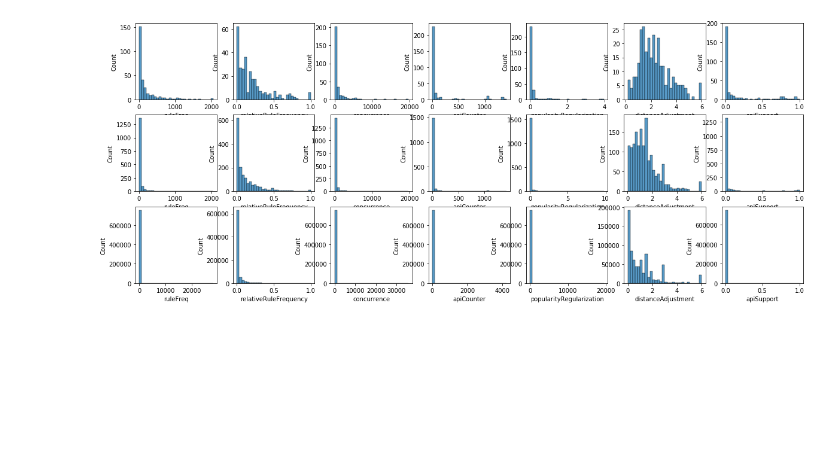
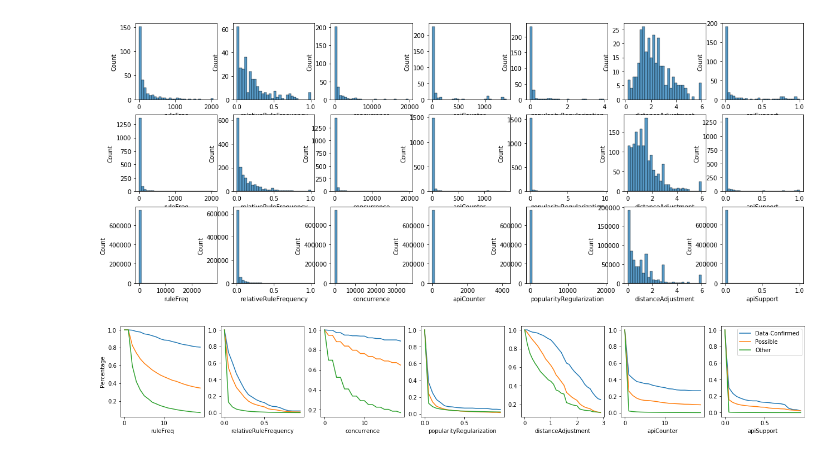
Before and after one commit to hehao98/MigrationHelper, a Jupyter notebook: evaluation/rq2_metrics_analysis.ipynb, the cells around one changed output. Cells and saved outputs as stored; diff of their text form; code cells hidden in the pictures; blank space fills up the shorter version.

Commit message:
Added a better way of visualzing metric differences

```diff
--- a/evaluation/rq2_metrics_analysis.ipynb
+++ b/evaluation/rq2_metrics_analysis.ipynb
@@ -42,6 +42,40 @@ for i in range(0, 3):
 plt.show()
 # %% [output]
 [figure]
+# %%
+def get_dist(metric, min_val, max_val, interval):
+    possible_vals = []
+    confirmed_vals = []
+    other_vals = []
+    for i in np.arange(min_val, max_val, interval):
+        possible_vals.append(len(possible_rules[possible_rules[metric] >= i]) / len(possible_rules))
+        confirmed_vals.append(len(confirmed_rules[confirmed_rules[metric] >= i]) / len(confirmed_rules))
+        other_vals.append(len(other_rules[other_rules[metric] >= i]) / len(other_rules))
+    return possible_vals, confirmed_vals, other_vals
+params = [
+    ("ruleFreq", 0, 20, 1),
+    ("relativeRuleFrequency", 0, 1.0, 0.05),
+    ("concurrence", 0, 20, 1),
+    ("popularityRegularization", 0, 1, 0.05),
+    ("distanceAdjustment", 0, 3, 0.1),
+    ("apiCounter", 0, 20, 1),
+    ("apiSupport", 0, 1, 0.05)
+]
+fig, axes = plt.subplots(1, 7, figsize=(22, 3))
+for i, param in enumerate(params):
+    possible, confirmed, other = get_dist(*param)
+    x = list(np.arange(param[1], param[2], param[3]))
+    axes[i].plot(x, confirmed, label="Data-Confirmed")
+    axes[i].plot(x, possible, label="Possible")
+    axes[i].plot(x, other, label="Other")
+    axes[i].set_xlabel(param[0])
+    if i == 0:
+        axes[i].set_ylabel("Percentage")
+    if i == 6:
+        axes[i].legend()
+fig.show()
+# %% [output]
+[figure, added]
 # %%
 def show_dist(metric, min_val, max_val, interval):
     for i in np.arange(min_val, max_val, interval):
```
